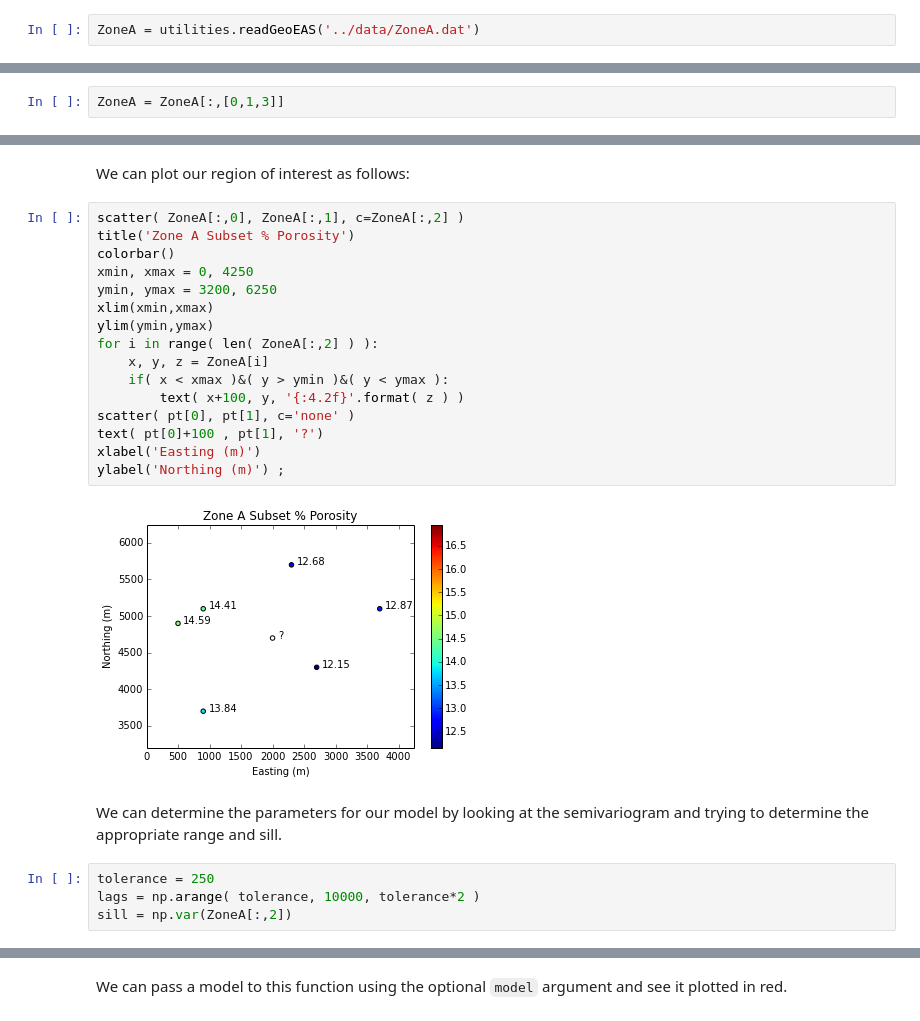
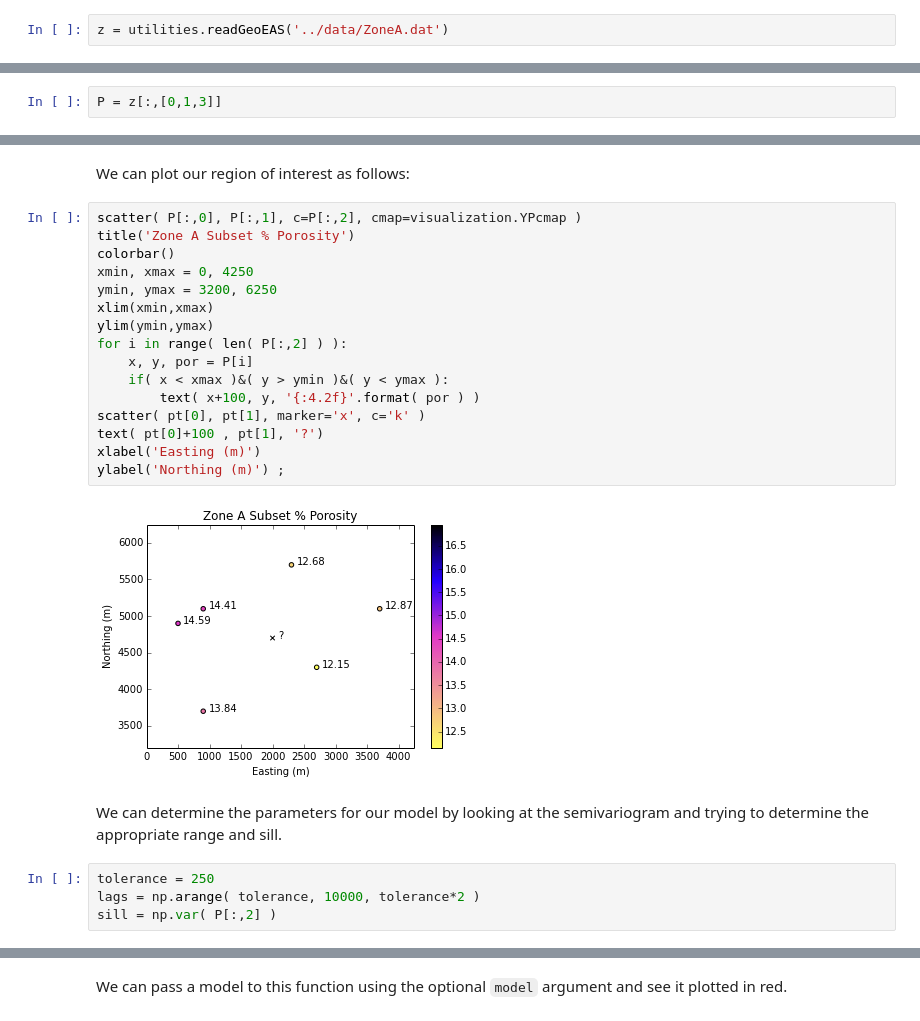
Before and after one commit to cjohnson318/geostatsmodels, a Jupyter notebook: notebooks/KrigingExample.ipynb, the cells around one changed output, grey strips where cells are left out. Saved outputs shown, nothing was run; the diff lists cells and outputs as text.

Commit message:
Changed some variables, deleted some superfluous figures

```diff
--- a/notebooks/KrigingExample.ipynb
+++ b/notebooks/KrigingExample.ipynb
@@ -8,4 +6,4 @@ ImportError: No module named utilities
 # %% [markdown]
 We'll read the data from `ZoneA.dat`.
 # %%
-ZoneA = utilities.readGeoEAS('../data/ZoneA.dat')
+z = utilities.readGeoEAS('../data/ZoneA.dat')
@@ -14,7 +10,7 @@ NameError: name 'utilities' is not defined
 # %% [markdown]
 We want the first, second and fourth columns of the data set, representing the x and y spatial coordinates, and the porosity.
 # %%
-ZoneA = ZoneA[:,[0,1,3]]
+P = z[:,[0,1,3]]
 # %% [markdown]
 We'll be interested in determining the porosity at a point (2000,4700).
 # %%
@@ -22,26 +18,26 @@ pt = [ 2000, 4700 ]
 # %% [markdown]
 We can plot our region of interest as follows:
 # %%
-scatter( ZoneA[:,0], ZoneA[:,1], c=ZoneA[:,2] )
+scatter( P[:,0], P[:,1], c=P[:,2], cmap=visualization.YPcmap )
 title('Zone A Subset % Porosity')
 colorbar()
 xmin, xmax = 0, 4250
 ymin, ymax = 3200, 6250
 xlim(xmin,xmax)
 ylim(ymin,ymax)
-for i in range( len( ZoneA[:,2] ) ):
-    x, y, z = ZoneA[i]
+for i in range( len( P[:,2] ) ):
+    x, y, por = P[i]
     if( x < xmax )&( y > ymin )&( y < ymax ):
-        text( x+100, y, '{:4.2f}'.format( z ) )
-scatter( pt[0], pt[1], c='none' )
+        text( x+100, y, '{:4.2f}'.format( por ) )
+scatter( pt[0], pt[1], marker='x', c='k' )
 text( pt[0]+100 , pt[1], '?')
 xlabel('Easting (m)')
 ylabel('Northing (m)') ;
 # %% [output]
-[figure, old version]
+[figure, new version]
 # %% [markdown]
 We can determine the parameters for our model by looking at the semivariogram and trying to determine the appropriate range and sill.
 # %%
 tolerance = 250
 lags = np.arange( tolerance, 10000, tolerance*2 )
-sill = np.var(ZoneA[:,2])
+sill = np.var( P[:,2] )
```
Also changed, not shown: parts of 12 cells of this notebook.
